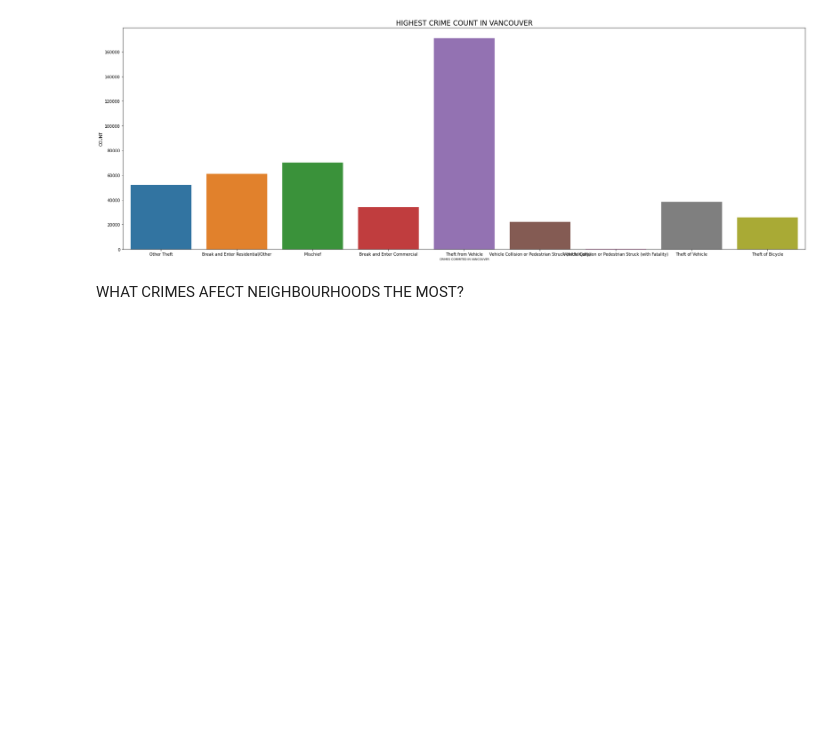
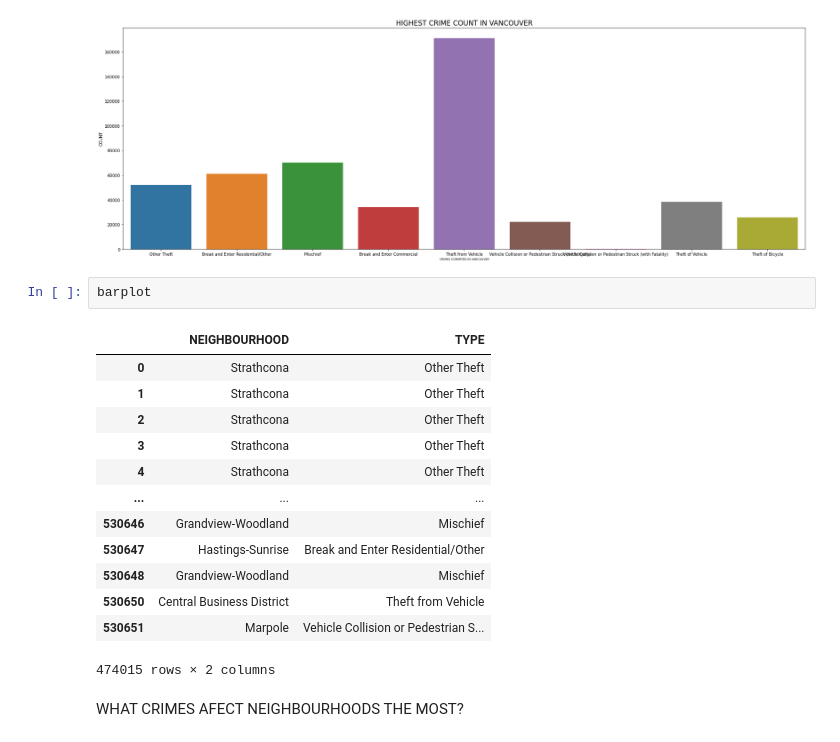
Before and after one commit to damolaosho/crime-analysis-vancouver, a Jupyter notebook: crime-analysis.ipynb, the cells around one changed output. Saved outputs shown, nothing was run; the diff lists cells and outputs as text; blank space fills up the shorter version.

```diff
--- a/crime-analysis.ipynb
+++ b/crime-analysis.ipynb
@@ -149,5 +162,21 @@ plt.ylabel("COUNT")
 # %% [output]
 Text(0, 0.5, 'COUNT')
 [figure]
+# %%
+barplot
+# %% [output]
+|  | NEIGHBOURHOOD | TYPE |
+| 0 | Strathcona | Other Theft |
+| 1 | Strathcona | Other Theft |
+| 2 | Strathcona | Other Theft |
+| 3 | Strathcona | Other Theft |
+| 4 | Strathcona | Other Theft |
+| ... | ... | ... |
+| 530646 | Grandview-Woodland | Mischief |
+| 530647 | Hastings-Sunrise | Break and Enter Residential/Other |
+| 530648 | Grandview-Woodland | Mischief |
+| 530650 | Central Business District | Theft from Vehicle |
+| 530651 | Marpole | Vehicle Collision or Pedestrian S... |
+474015 rows × 2 columns
 # %% [markdown]
 WHAT CRIMES AFECT NEIGHBOURHOODS THE MOST?
```
Also changed, not shown: parts of 2 cells of this notebook.
